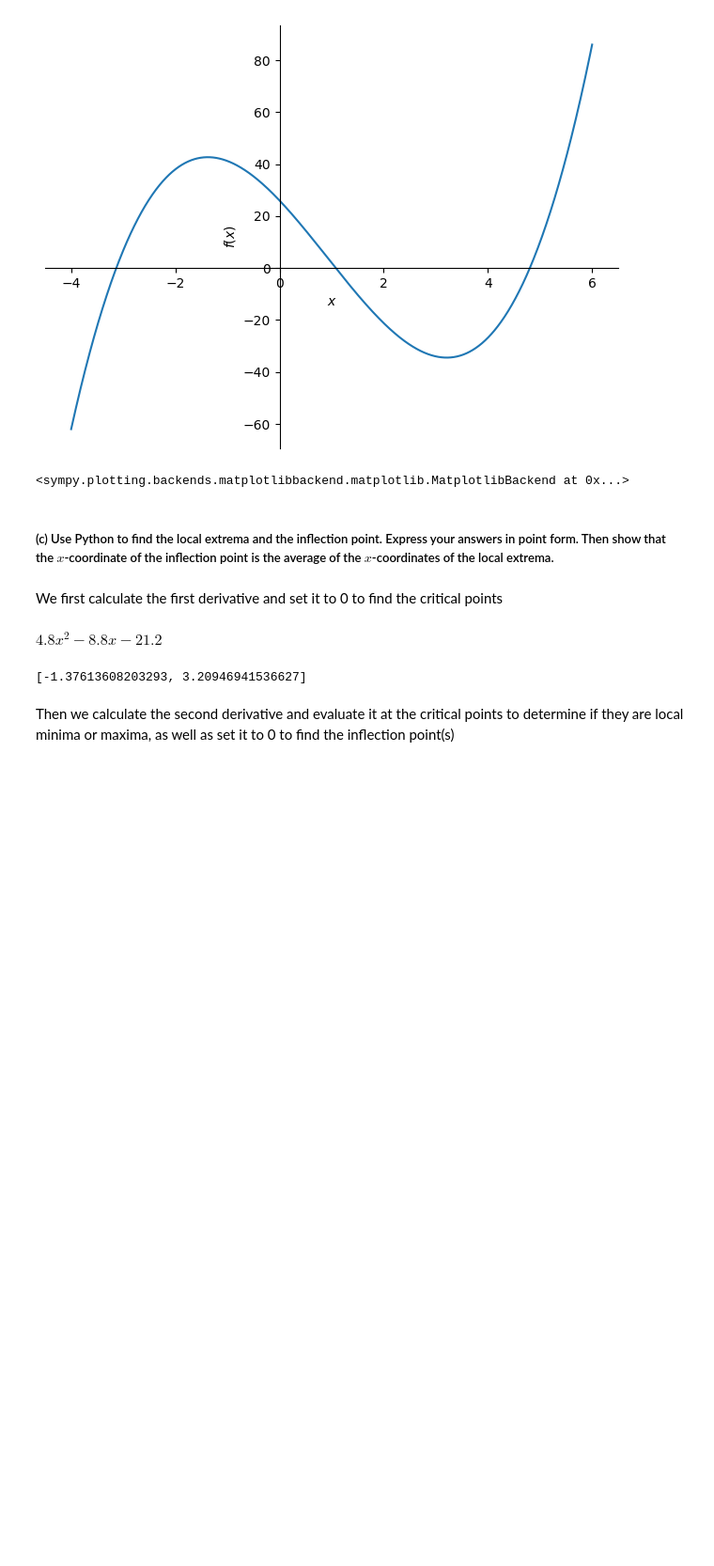
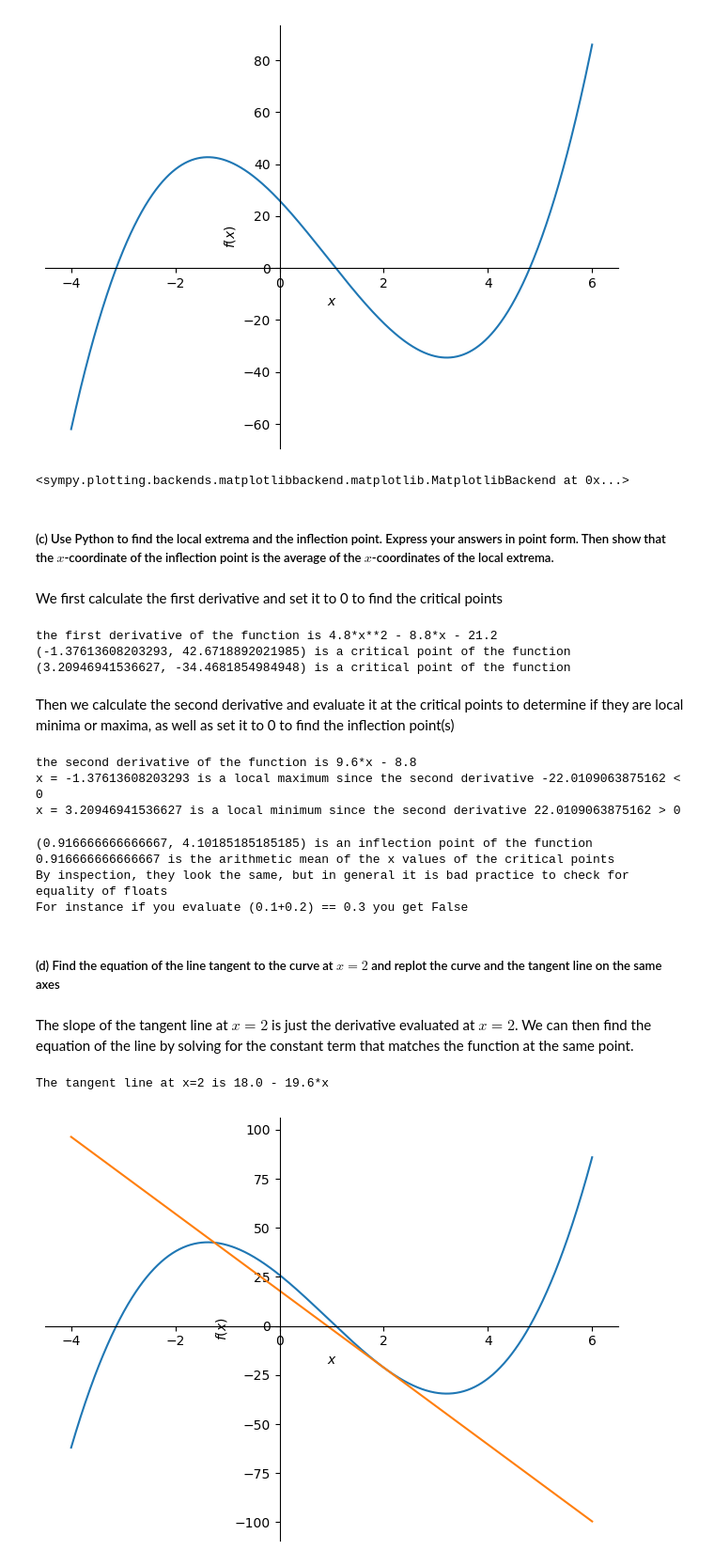
Before and after one commit to kumj2028/Math-696-Mathematical-Communication-and-Technology, a Jupyter notebook: python_project/python_project.ipynb, the cells around one changed output. Shown: that part at 94% size. Drawn from its saved outputs; the diff is of its cells as text; code cells hidden in the pictures; blank space fills up the shorter version.

```diff
--- a/python_project/python_project.ipynb
+++ b/python_project/python_project.ipynb
@@ -41,12 +41,69 @@ plot(f, (x, -4, 6))
 # %% [markdown]
 We first calculate the first derivative and set it to 0 to find the critical points
 # %%
-fp = Derivative(f,x, evaluate=True) #first derivative
-display(fp)
-crit_points = solve(fp, x)
-display(crit_points)
+fp = diff(f, x) # first derivative
+print(f"the first derivative of the function is {fp}")
+
+crit_pts = solve(fp, x) # solving the first derivative for 0 gives us the critical points
+
+for crit_pt in crit_pts:
+  y_val = f.evalf(subs={x: crit_pt}) # y value of the function at the critical point
+  print(f"{(crit_pt, y_val)} is a critical point of the function")
 # %% [output]
-$\displaystyle 4.8 x^{2} - 8.8 x - 21.2$
-[-1.37613608203293, 3.20946941536627]
+the first derivative of the function is 4.8*x**2 - 8.8*x - 21.2
+(-1.37613608203293, 42.6718892021985) is a critical point of the function
+(3.20946941536627, -34.4681854984948) is a critical point of the function
 # %% [markdown]
 Then we calculate the second derivative and evaluate it at the critical points to determine if they are local minima or maxima, as well as set it to 0 to find the inflection point(s)
+# %%
+fpp = diff(f, x, 2) # second derivative
+print(f"the second derivative of the function is {fpp}")
+
+for crit_pt in crit_pts:
+  val_at_cp = fpp.evalf(subs={x: crit_pt})
+  if val_at_cp > 0:
+    print(f"x = {crit_pt} is a local minimum since the second derivative {val_at_cp} > 0")
+  elif val_at_cp < 0:
+    print(f"x = {crit_pt} is a local maximum since the second derivative {val_at_cp} < 0")
+  elif val_at_cp == 0:
+    print(f"We don't know what x = {crit_pt} is, since the second derivative is {val_at_cp} = 0")
+# %% [output]
+the second derivative of the function is 9.6*x - 8.8
+x = -1.37613608203293 is a local maximum since the second derivative -22.0109063875162 < 0
+x = 3.20946941536627 is a local minimum since the second derivative 22.0109063875162 > 0
+# %%
+infl_pts = solve(fpp, x) # solving the second derivative for 0 gives us the inflection points
+
+for infl_pt in infl_pts:
+  y_val = f.evalf(subs={x: infl_pt}) # y value of the function at the inflection point
+  print(f"{(infl_pt, y_val)} is an inflection point of the function")
+
+avg_crit_pts = sum(crit_pts) / len(crit_pts) # the arithmetic mean of the x values of the critical points
+print(f"{avg_crit_pts} is the arithmetic mean of the x values of the critical points")
+
+print("By inspection, they look the same, but in general it is bad practice to check for equality of floats")
+print(f"For instance if you evaluate (0.1+0.2) == 0.3 you get {(0.1+0.2) == 0.3}")
+# %% [output]
+(0.916666666666667, 4.10185185185185) is an inflection point of the function
+0.916666666666667 is the arithmetic mean of the x values of the critical points
+By inspection, they look the same, but in general it is bad practice to check for equality of floats
+For instance if you evaluate (0.1+0.2) == 0.3 you get False
+# %% [markdown]
+##### (d) Find the equation of the line tangent to the curve at $x=2$ and replot the curve and the tangent line on the same axes
+# %% [markdown]
+The slope of the tangent line at $x=2$ is just the derivative evaluated at $x=2$. We can then find the equation of the line by solving for the constant term that matches the function at the same point.
+# %%
+slope = fp.evalf(subs={x: 2})
+y_val = f.evalf(subs={x: 2})
+const_term = y_val - slope*2
+tan_line_at_2 = slope*x + const_term
+print(f"The tangent line at x=2 is {tan_line_at_2}")
+# %% [output]
+The tangent line at x=2 is 18.0 - 19.6*x
+# %%
+p1 = plot(f, (x, -4, 6), show=False)
+p2 = plot(tan_line_at_2, (x, -4, 6), show=False)
+p1.append(p2[0])
+p1.show()
+# %% [output]
+[figure, added]
```
Also changed, not shown: parts of 1 cell of this notebook.
